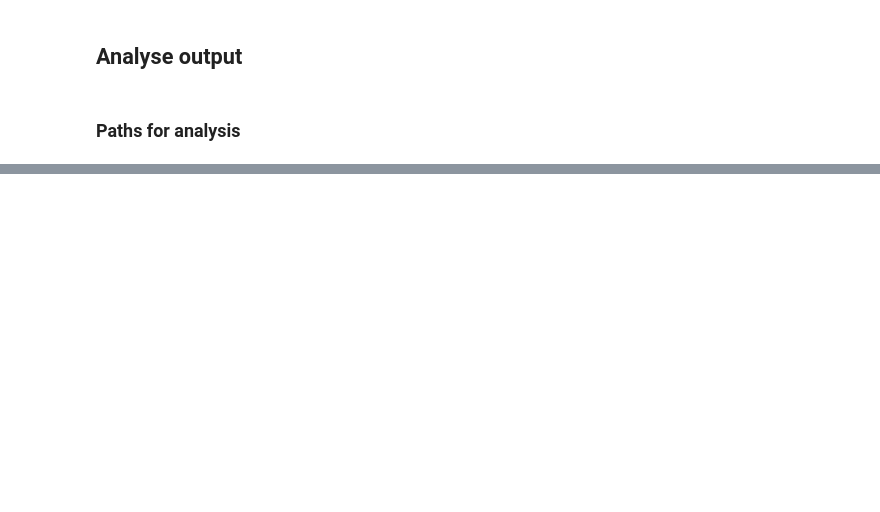
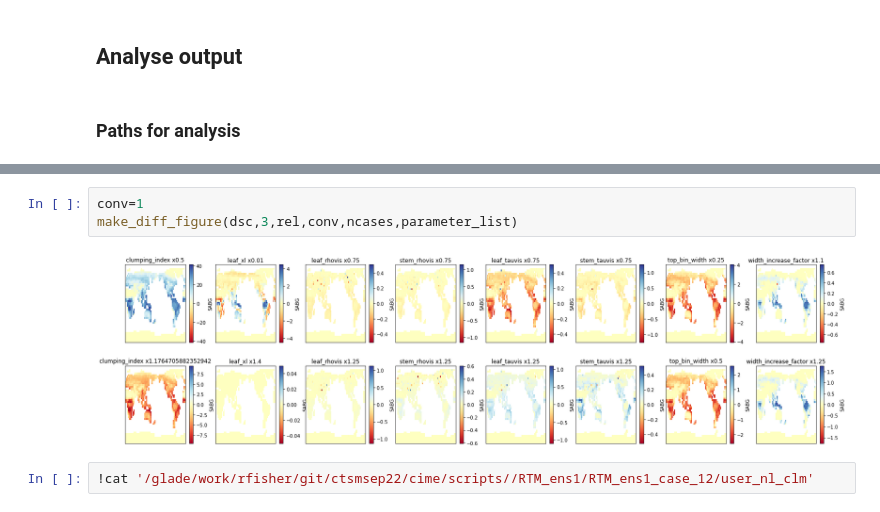
Before and after one commit to rosiealice/fates-global-cal, a Jupyter notebook: jupyter_ppe_scripts/generic_ensemble_script.ipynb, the cells around one changed output, grey strips where cells are left out. Drawn from its saved outputs; the diff is of its cells as text; blank space fills up the shorter version.

```diff
--- a/jupyter_ppe_scripts/generic_ensemble_script.ipynb
+++ b/jupyter_ppe_scripts/generic_ensemble_script.ipynb
@@ -663,0 +714,7 @@ if doanalysis ==1:
+# %%
+conv=1
+make_diff_figure(dsc,3,rel,conv,ncases,parameter_list)
+# %% [output]
+[figure, added]
+# %%
+!cat '/glade/work/rfisher/git/ctsmsep22/cime/scripts//RTM_ens1/RTM_ens1_case_12/user_nl_clm'
```
Also changed, not shown: parts of 54 cells of this notebook.
